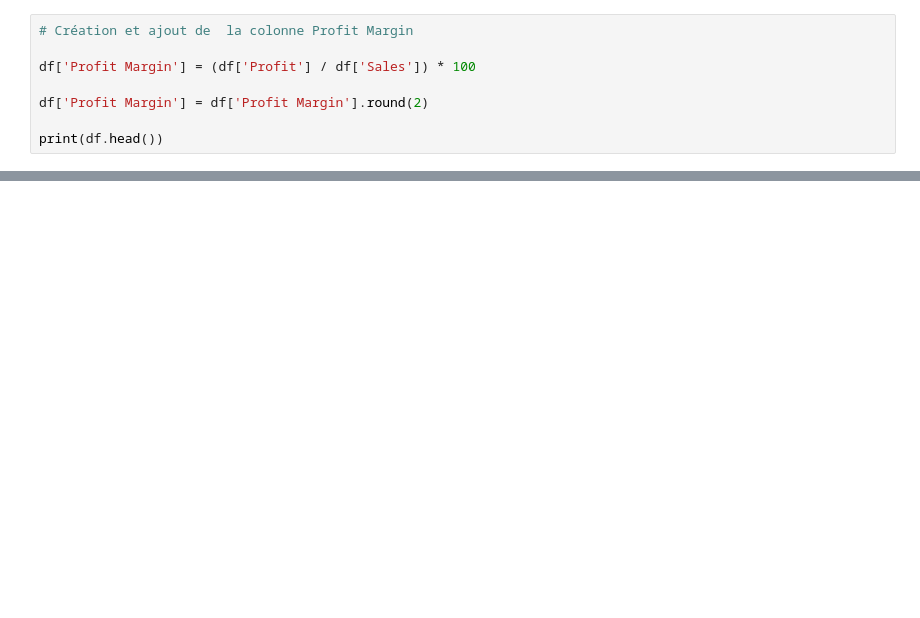
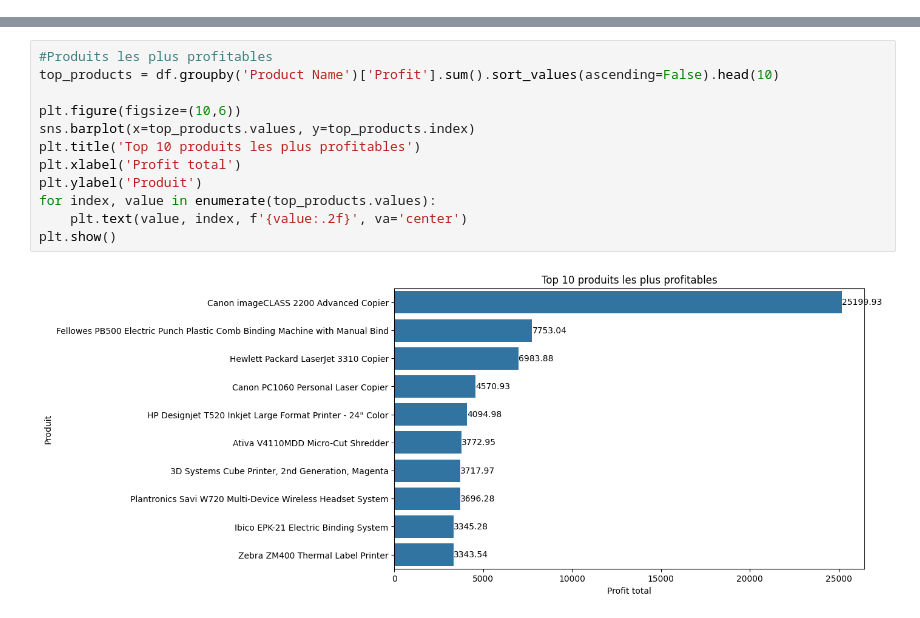
Before and after one commit to ghizlane89/0__GenIA, a Jupyter notebook: Week_2/Day5/W2_D5_DC.ipynb, the cells around one changed output, grey strips where cells are left out. Cells and saved outputs as stored; diff of their text form; blank space fills up the shorter version.

```diff
--- a/Week_2/Day5/W2_D5_DC.ipynb
+++ b/Week_2/Day5/W2_D5_DC.ipynb
@@ -157,8 +108,0 @@ np.int64(0)
-# %%
-# Création et ajout de  la colonne Profit Margin
-
-df['Profit Margin'] = (df['Profit'] / df['Sales']) * 100
-
-df['Profit Margin'] = df['Profit Margin'].round(2)
-
-print(df.head())
@@ -208,0 +192,14 @@ dtype: int32
+# %%
+#Produits les plus profitables
+top_products = df.groupby('Product Name')['Profit'].sum().sort_values(ascending=False).head(10)
+
+plt.figure(figsize=(10,6))
+sns.barplot(x=top_products.values, y=top_products.index)
+plt.title('Top 10 produits les plus profitables')
+plt.xlabel('Profit total')
+plt.ylabel('Produit')
+for index, value in enumerate(top_products.values):
+    plt.text(value, index, f'{value:.2f}', va='center')
+plt.show()
+# %% [output]
+[figure, added]
```
Also changed, not shown: parts of 27 cells of this notebook.
